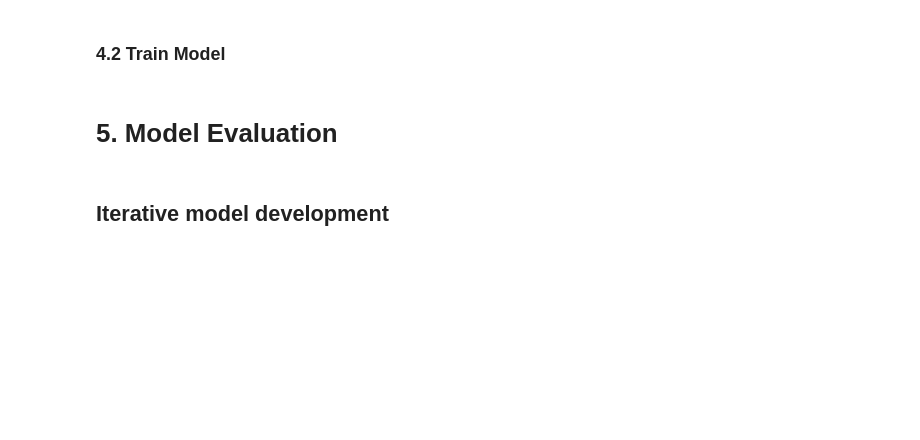
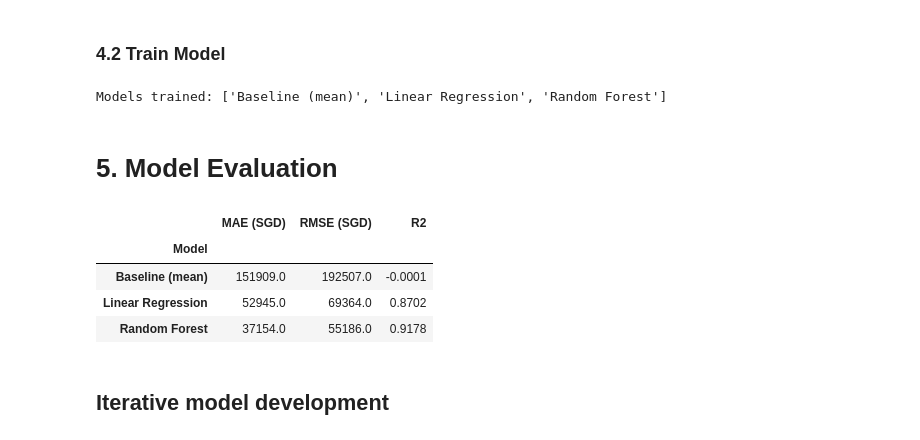
Before and after one commit to alimanchester1030-ai/nestvalue-hdb-price, a Jupyter notebook: MLDP_Program_Codes_Ali_2501406I.ipynb, the cells around one changed output. Drawn from its saved outputs; the diff is of its cells as text; code cells hidden in the pictures; blank space fills up the shorter version.

```diff
--- a/MLDP_Program_Codes_Ali_2501406I.ipynb
+++ b/MLDP_Program_Codes_Ali_2501406I.ipynb
@@ -252,10 +319,60 @@ plt.show()
 ### 4.2 Train Model
 # %%
 ## Initialise and train model
+## Build preprocessing pipeline
+preprocessor = ColumnTransformer(transformers=[
+    ('num', StandardScaler(), numeric_features),
+    ('cat', OneHotEncoder(handle_unknown='ignore'), categorical_features)
+])
+
+## Initialise and train models
+results = {}
+
+# --- Baseline ---
+baseline = DummyRegressor(strategy='mean')
+baseline.fit(X_train, y_train)
+results['Baseline (mean)'] = baseline
+
+# --- Linear Regression ---
+lr_pipeline = Pipeline([
+    ('preprocessor', preprocessor),
+    ('model', LinearRegression())
+])
+lr_pipeline.fit(X_train, y_train)
+results['Linear Regression'] = lr_pipeline
+
+# --- Random Forest ---
+rf_pipeline = Pipeline([
+    ('preprocessor', preprocessor),
+    ('model', RandomForestRegressor(n_estimators=100, random_state=RANDOM_STATE, n_jobs=1))
+])
+rf_pipeline.fit(X_train, y_train)
+results['Random Forest'] = rf_pipeline
+
+print("Models trained:", list(results.keys()))
+# %% [output]
+Models trained: ['Baseline (mean)', 'Linear Regression', 'Random Forest']
 # %% [markdown]
 # 5. Model Evaluation
 # %%
 ## Evaluate model
+
+def evaluate(name, model, X_test, y_test):
+    preds = model.predict(X_test)
+    mae = mean_absolute_error(y_test, preds)
+    rmse = np.sqrt(mean_squared_error(y_test, preds))
+    r2 = r2_score(y_test, preds)
+    return {'Model': name, 'MAE (SGD)': round(mae, 0), 'RMSE (SGD)': round(rmse, 0), 'R2': round(r2, 4)}
+
+eval_rows = [evaluate(name, model, X_test, y_test) for name, model in results.items()]
+eval_df = pd.DataFrame(eval_rows).set_index('Model')
+eval_df
+# %% [output]
+|  | MAE (SGD) | RMSE (SGD) | R2 |
+| Model |  |  |  |
+| Baseline (mean) | 151909.0 | 192507.0 | -0.0001 |
+| Linear Regression | 52945.0 | 69364.0 | 0.8702 |
+| Random Forest | 37154.0 | 55186.0 | 0.9178 |
 # %%
 ## New data
 
```
Also changed, not shown: parts of 5 cells of this notebook.
